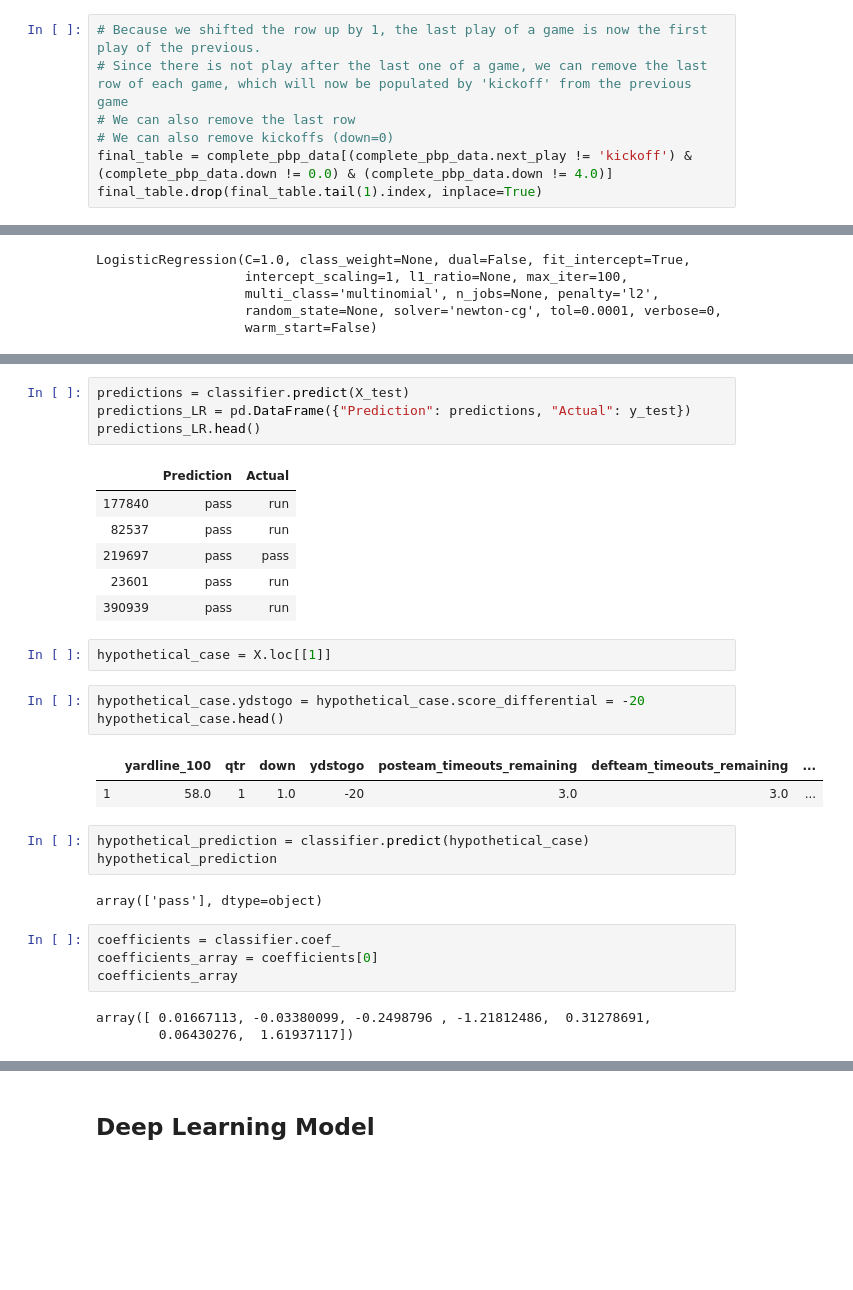
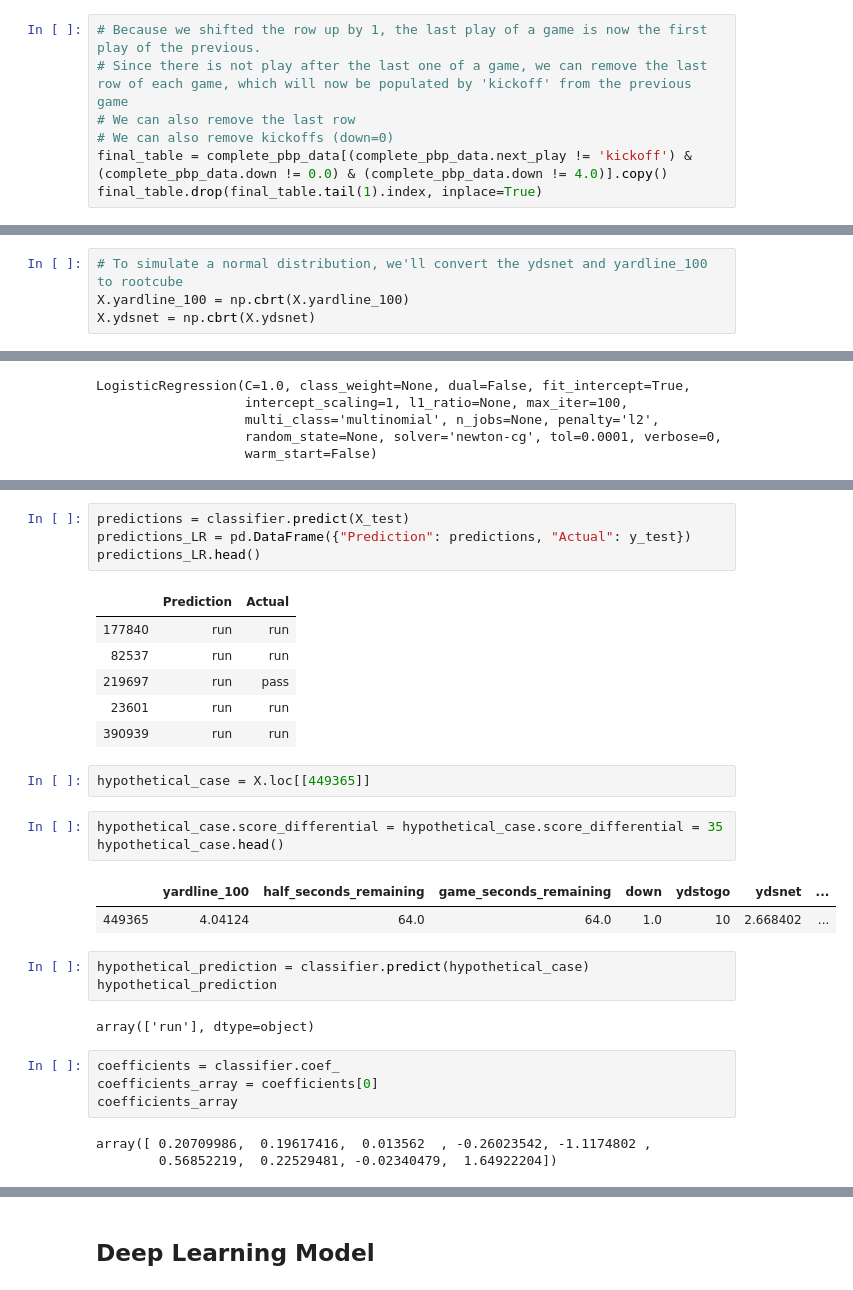
Before and after one commit to tiroger/Prediciting_NFL_Stats_ML, a Jupyter notebook: next_play_prediction.ipynb, the cells around one changed output, grey strips where cells are left out. Drawn from its saved outputs; the diff is of its cells as text; blank space fills up the shorter version.

```diff
--- a/next_play_prediction.ipynb
+++ b/next_play_prediction.ipynb
@@ -88,5 +95,5 @@ complete_pbp_data['next_play'] = complete_pbp_data.play_type.shift(-1)
 # Since there is not play after the last one of a game, we can remove the last row of each game, which will now be populated by 'kickoff' from the previous game
 # We can also remove the last row
 # We can also remove kickoffs (down=0)
-final_table = complete_pbp_data[(complete_pbp_data.next_play != 'kickoff') & (complete_pbp_data.down != 0.0) & (complete_pbp_data.down != 4.0)]
+final_table = complete_pbp_data[(complete_pbp_data.next_play != 'kickoff') & (complete_pbp_data.down != 0.0) & (complete_pbp_data.down != 4.0)].copy()
 final_table.drop(final_table.tail(1).index, inplace=True)
@@ -173,3 +186,7 @@ X.head()
+# %%
+# To simulate a normal distribution, we'll convert the ydsnet and yardline_100 to rootcube
+X.yardline_100 = np.cbrt(X.yardline_100)
+X.ydsnet = np.cbrt(X.ydsnet)
 # %%
 # Selecting outcome
 y = only_productive_plays.next_play
@@ -253,31 +271,31 @@ predictions_LR = pd.DataFrame({"Prediction": predictions, "Actual": y_test})
 predictions_LR.head()
 # %% [output]
 |  | Prediction | Actual |
-| 177840 | pass | run |
-| 82537 | pass | run |
-| 219697 | pass | pass |
-| 23601 | pass | run |
-| 390939 | pass | run |
+| 177840 | run | run |
+| 82537 | run | run |
+| 219697 | run | pass |
+| 23601 | run | run |
+| 390939 | run | run |
 # %%
-hypothetical_case = X.loc[[1]]
+hypothetical_case = X.loc[[449365]]
 # %%
-hypothetical_case.ydstogo = hypothetical_case.score_differential = -20
+hypothetical_case.score_differential = hypothetical_case.score_differential = 35
 hypothetical_case.head()
 # %% [output]
-|  | yardline_100 | qtr | down | ydstogo | posteam_timeouts_remaining | defteam_timeouts_remaining | ... |
-| 1 | 58.0 | 1 | 1.0 | -20 | 3.0 | 3.0 | ... |
+|  | yardline_100 | half_seconds_remaining | game_seconds_remaining | down | ydstogo | ydsnet | ... |
+| 449365 | 4.04124 | 64.0 | 64.0 | 1.0 | 10 | 2.668402 | ... |
 # %%
 hypothetical_prediction = classifier.predict(hypothetical_case)
 hypothetical_prediction
 # %% [output]
-array(['pass'], dtype=object)
+array(['run'], dtype=object)
 # %%
 coefficients = classifier.coef_
 coefficients_array = coefficients[0]
 coefficients_array
 # %% [output]
-array([ 0.01667113, -0.03380099, -0.2498796 , -1.21812486,  0.31278691,
-        0.06430276,  1.61937117])
+array([ 0.20709986,  0.19617416,  0.013562  , -0.26023542, -1.1174802 ,
+        0.56852219,  0.22529481, -0.02340479,  1.64922204])
 # %%
 # Calculating odds ratio
 odds_ratio = np.exp(coefficients_array)
```
Also changed, not shown: parts of 72 cells of this notebook, 8 other files.
